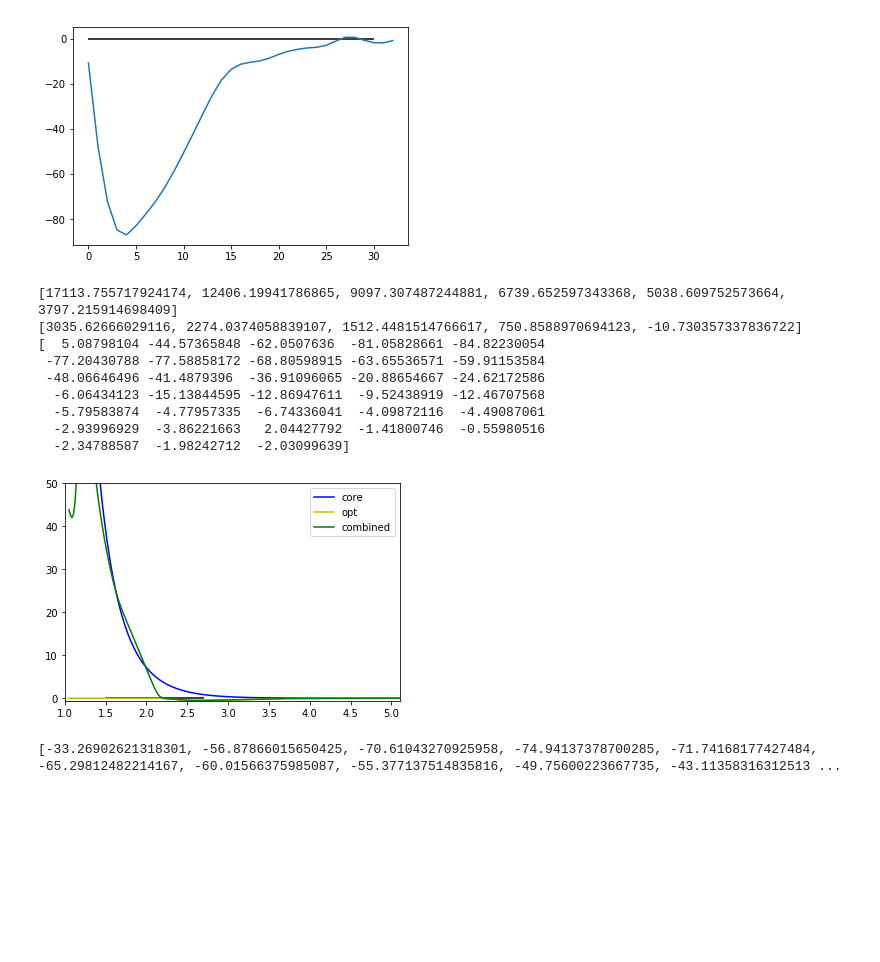
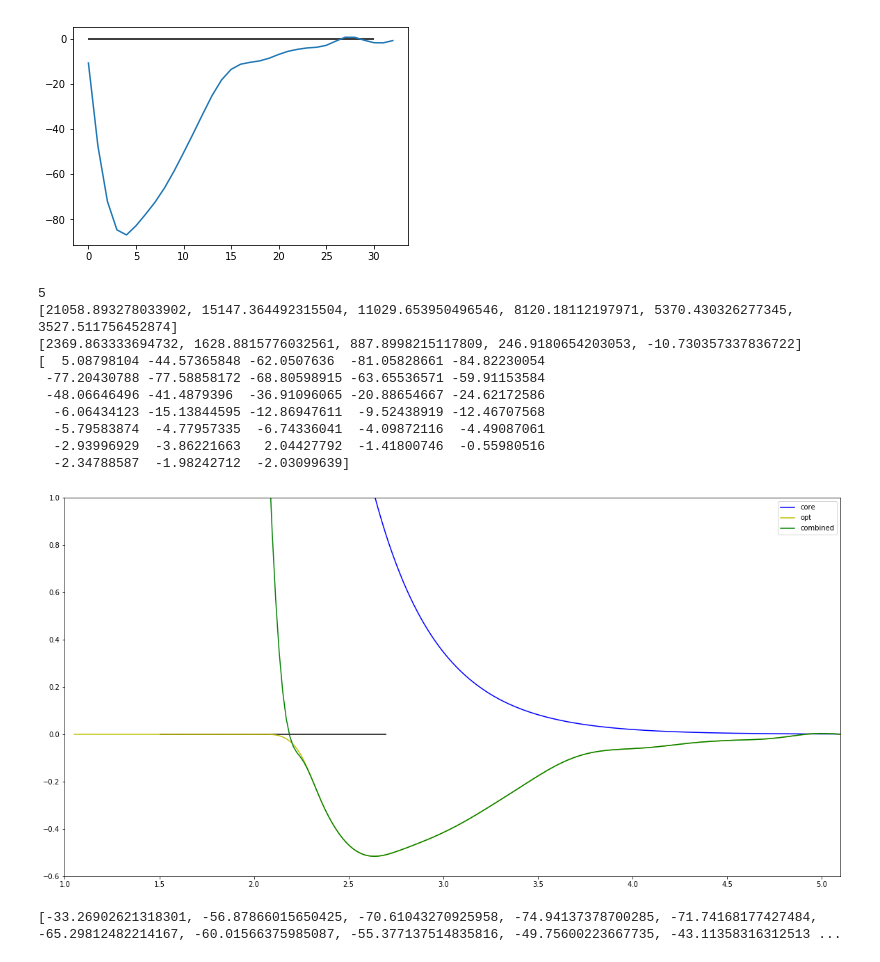
Before and after one commit to vlcekl/eam-models, a Jupyter notebook: notebooks/convert_tpf_to_bsplines.ipynb, the cells around one changed output. Drawn from its saved outputs; the diff is of its cells as text; code cells hidden in the pictures; blank space fills up the shorter version.

Commit message:
modified bsplines notebook

```diff
--- a/notebooks/convert_tpf_to_bsplines.ipynb
+++ b/notebooks/convert_tpf_to_bsplines.ipynb
@@ -320,3 +320,6 @@ X, y = make_matrices(targets, stats_list[0], weights=True)
 X.shape, len(stats_list[0])
 # %% [output]
 ((1395, 35), 18)
+# %%
+pair_knots_ext = [1.05, 1.15, 1.25, 1.35, 1.45, 1.55, 1.65, 1.75, 1.85, 1.95] + pair_knots
+pair_knots_ext
@@ -323,7 +344,7 @@ X.shape, len(stats_list[0])
 # %%
-D = penalty_matrix(len(pair_knots)+2, 3)
-Dsqr = D.T.dot(D)
-print(Dsqr)
+D = penalty_matrix(len(pair_knots_ext)+2, 3)
+DsqrE = D.T.dot(D)
+print(DsqrE)
 # %% [output]
 [[  0.   0.   0. ...   0.   0.   0.]
  [  0.   0.   0. ...   0.   0.   0.]
@@ -332,3 +353,9 @@ print(Dsqr)
  [  0.   0.   0. ...  19. -12.   3.]
  [  0.   0.   0. ... -12.  10.  -3.]
  [  0.   0.   0. ...   3.  -3.   1.]]
+# %%
+DsqrE.shape
+# target energies
+rr = np.linspace(0.85, 1.45, 7)
+ye = np.array([u_core(r) for r in rr])
+ye, rr
@@ -572,6 +721,7 @@ plt.hlines(0.0, 0, 30)
 <matplotlib.collections.LineCollection at 0x...>
 [figure]
 # %%
+plt.figure(figsize=(20,10))
 rr = np.linspace(1.05, 5.7, 250)
 
 # core
@@ -588,38 +738,49 @@ plt.plot(rr, bs, 'y-', label='opt')
 #low_knots = list(np.linspace(1.05, 1.95, 10))
 low_knots = list(np.linspace(1.05, 1.45, 6))
 mid_knots = list(np.linspace(1.55, 1.95, 5))
 
-coeffs_core = [u_core(r+0.2)/(6*0.1**3) for r in low_knots]
+coeffs_core = [u_core(r+0.15)/(6*0.1**3) for r in low_knots]
 coeffs_low = coeffs_core
 
 # linear interpolation between core and beta values
 coeffs_mid = [coeffs_core[-1] + (b_old[2] - coeffs_core[-1])*(i/5.) for i in range(1, 6)]
+print(len(coeffs_mid))
+coeffs_mid[0] -= 7.5/(6*0.1**3)
+coeffs_mid[1] -= 6.5/(6*0.1**3)
+coeffs_mid[2] -= 5.5/(6*0.1**3)
+coeffs_mid[3] -= 3.9/(6*0.1**3)
+coeffs_mid[4] -= 0.0/(6*0.1**3)
+coeffs_low[-1] -= 6/(6*0.1**3)
+coeffs_low[-2] -= 4/(6*0.1**3)
 
 knots_all = low_knots + mid_knots + pair_knots + [5.35, 5.45, 5.55, 5.65]
 coeffs_all = coeffs_low + coeffs_mid + list(b_old[2:])
 bs_all = [make_bspline(coeffs_all, knots_all, r) for r in rr]
 plt.plot(rr, bs_all, 'g-', label='combined')
+# bs_all = [make_bspline(coeffs_all, knots_all, r+0.15) for r in mid_knots]
+# plt.plot(mid_knots, bs_all, 'bo', label='combined')
 
 plt.legend()
 plt.hlines(0.0, 1.5, 2.7)
-plt.ylim(-0.6, 50)
+plt.ylim(-0.6, 1)#00)
 plt.xlim(1.0, 5.1)
 
 #[(make_bspline(coeffs, knots, k), c, c/make_bspline(coeffs, knots, k+0.2)) for k, c in zip(pair_knots, coeffs)]
 print(coeffs_low)
 print(coeffs_mid)
 print(b[2:])
 # %% [output]
-[17113.755717924174, 12406.19941786865, 9097.307487244881, 6739.652597343368, 5038.609752573664, 3797.215914698409]
-[3035.62666029116, 2274.0374058839107, 1512.4481514766617, 750.8588970694123, -10.730357337836722]
+5
+[21058.893278033902, 15147.364492315504, 11029.653950496546, 8120.18112197971, 5370.430326277345, 3527.511756452874]
+[2369.863333694732, 1628.8815776032561, 887.8998215117809, 246.9180654203053, -10.730357337836722]
 [  5.08798104 -44.57365848 -62.0507636  -81.05828661 -84.82230054
  -77.20430788 -77.58858172 -68.80598915 -63.65536571 -59.91153584
  -48.06646496 -41.4879396  -36.91096065 -20.88654667 -24.62172586
   -6.06434123 -15.13844595 -12.86947611  -9.52438919 -12.46707568
   -5.79583874  -4.77957335  -6.74336041  -4.09872116  -4.49087061
   -2.93996929  -3.86221663   2.04427792  -1.41800746  -0.55980516
   -2.34788587  -1.98242712  -2.03099639]
-[figure, old version]
+[figure, new version]
 # %%
 print(coeffs)
 # %% [output]
```
Also changed, not shown: parts of 16 cells of this notebook.
